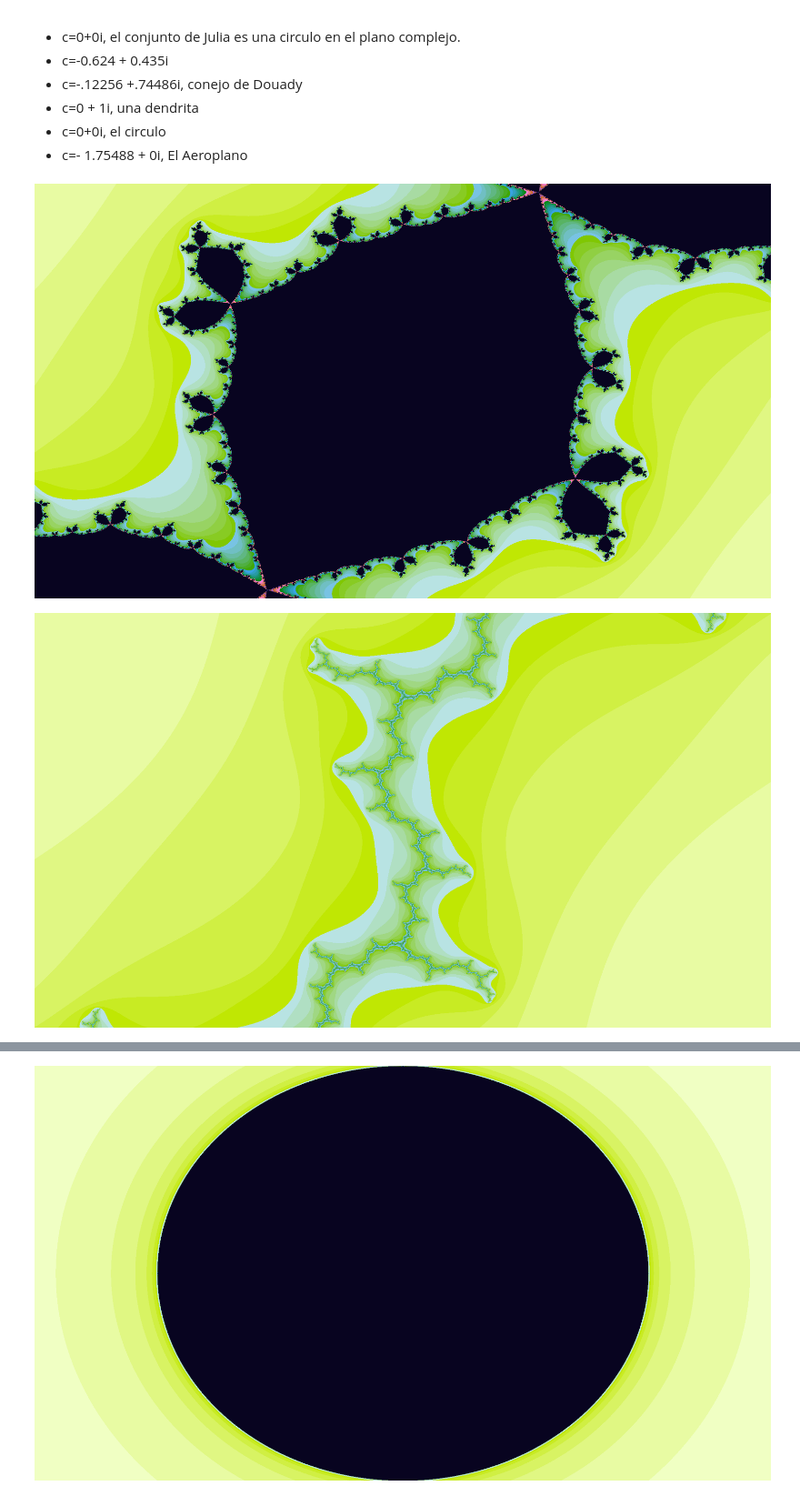
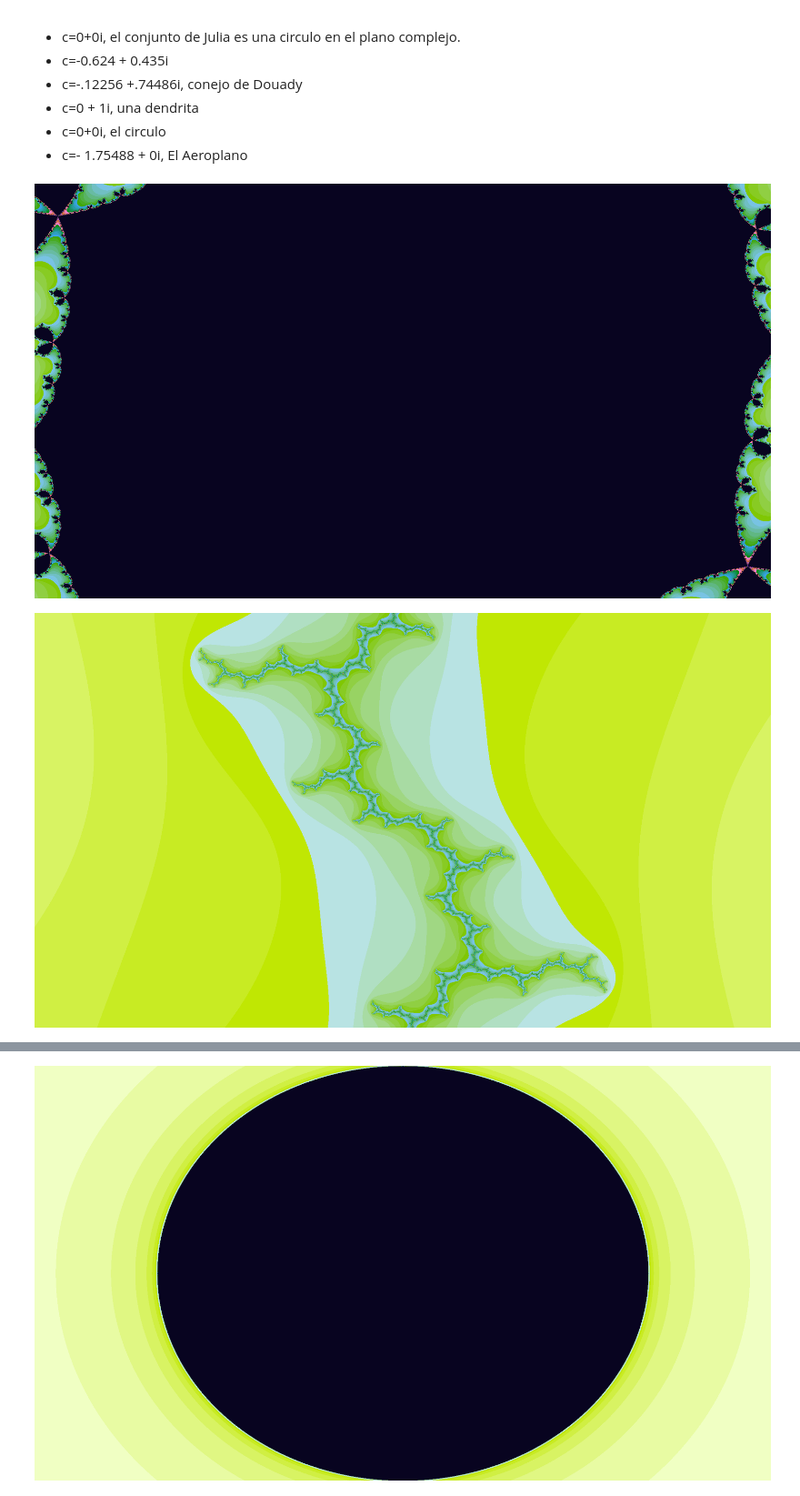
Before and after one commit to lbermudezn/Introduccion_Dinamica_Compleja, a Jupyter notebook: Introduccion_Dinamica_Compleja.ipynb, the cells around one changed output, grey strips where cells are left out. Shown at 91% size. Drawn from its saved outputs; the diff is of its cells as text; code cells hidden in the pictures.

```diff
--- a/Introduccion_Dinamica_Compleja.ipynb
+++ b/Introduccion_Dinamica_Compleja.ipynb
@@ -110,8 +122,8 @@ Real_C=-.12256
 Imaginaria_C=.74486
 Ancho=1920
 Alto=1080
-Aumento=2
+Aumento=4
 
 f_generadora_del_conjunto_de_Julia(Real_C,Imaginaria_C,Ancho,Alto,Aumento)
 # %% [output]
-[figure, old version]
+[figure, new version]
@@ -118,14 +139,14 @@ f_generadora_del_conjunto_de_Julia(Real_C,Imaginaria_C,Ancho,Alto,Aumento)
 # %%
 # una dendrita  c= 0 +1i
 Real_C=0
 Imaginaria_C=1
 Ancho=1920
 Alto=1080
-Aumento=1
+Aumento=6
 
 f_generadora_del_conjunto_de_Julia(Real_C,Imaginaria_C,Ancho,Alto,Aumento)
 # %% [output]
-[figure, old version]
+[figure, new version]
 # %%
 # El Aeroplano c=- 1.75488 + 0i
 Real_C=- 1.75488
```
Also changed, not shown: parts of 7 cells of this notebook.
